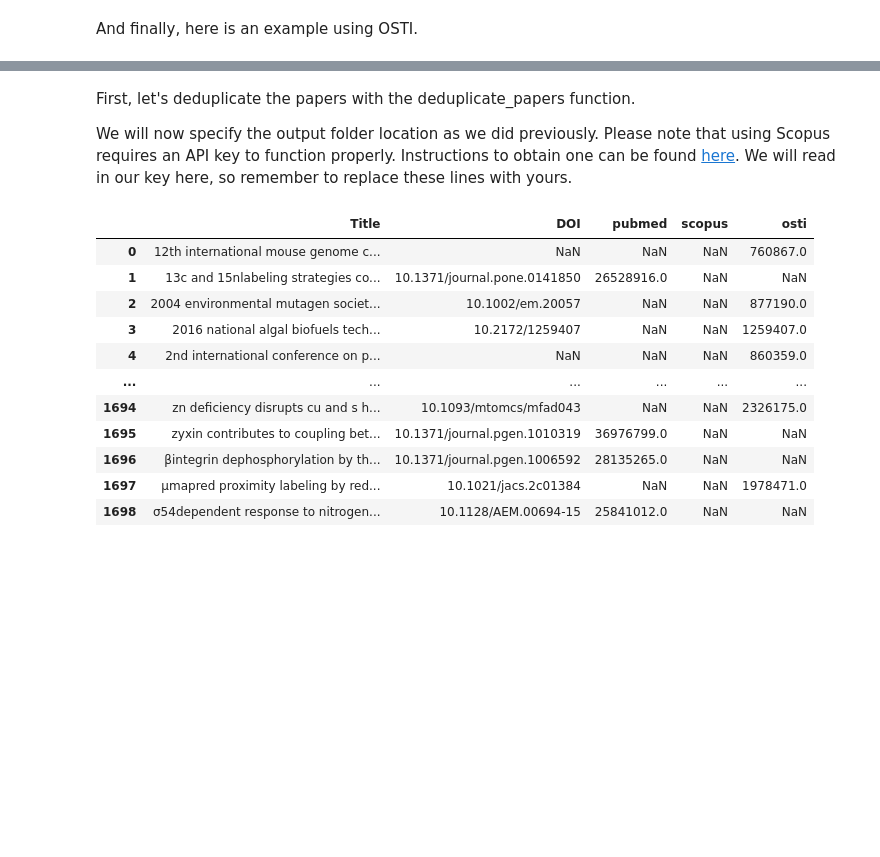
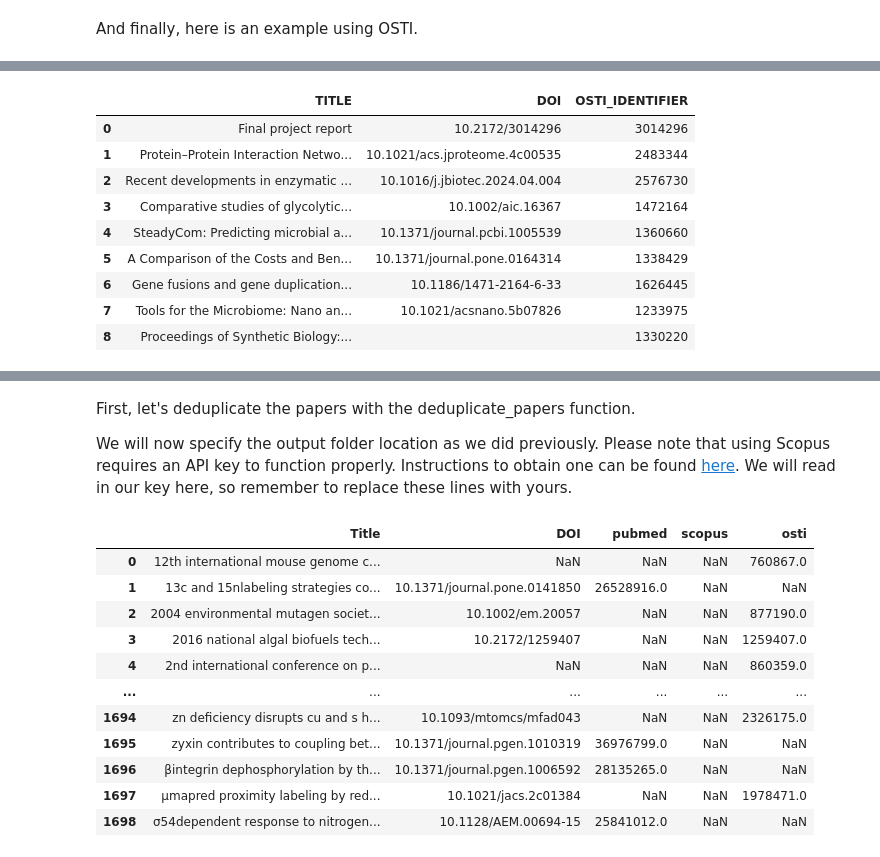
Before and after one commit to PNNL-Predictive-Phenomics/DancePartner, a Jupyter notebook: vignettes/how_to_pull_papers.ipynb, the cells around one changed output, grey strips where cells are left out. Cells and saved outputs as stored; diff of their text form; code cells hidden in the pictures; blank space fills up the shorter version.

```diff
--- a/vignettes/how_to_pull_papers.ipynb
+++ b/vignettes/how_to_pull_papers.ipynb
@@ -147,0 +193,14 @@ Number Missing: 3
+# %%
+osti_query = dance.query_osti('"e coli proteomics" AND "e coli metabolism" AND publication_date:[2000-01-01 TO 2025-12-31]', max_results = 100)
+osti_query
+# %% [output]
+|  | TITLE | DOI | OSTI_IDENTIFIER |
+| 0 | Final project report | 10.2172/3014296 | 3014296 |
+| 1 | Protein–Protein Interaction Netwo... | 10.1021/acs.jproteome.4c00535 | 2483344 |
+| 2 | Recent developments in enzymatic ... | 10.1016/j.jbiotec.2024.04.004 | 2576730 |
+| 3 | Comparative studies of glycolytic... | 10.1002/aic.16367 | 1472164 |
+| 4 | SteadyCom: Predicting microbial a... | 10.1371/journal.pcbi.1005539 | 1360660 |
+| 5 | A Comparison of the Costs and Ben... | 10.1371/journal.pone.0164314 | 1338429 |
+| 6 | Gene fusions and gene duplication... | 10.1186/1471-2164-6-33 | 1626445 |
+| 7 | Tools for the Microbiome: Nano an... | 10.1021/acsnano.5b07826 | 1233975 |
+| 8 | Proceedings of Synthetic Biology:... |  | 1330220 |
```
Also changed, not shown: parts of 13 cells of this notebook, 14 other files.
